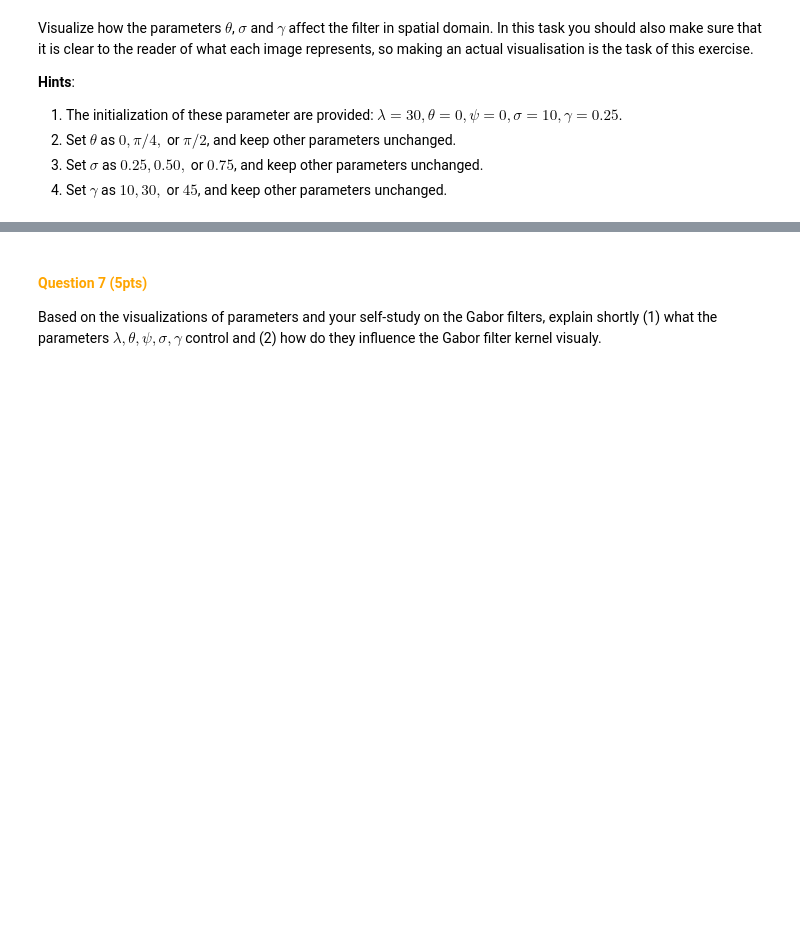
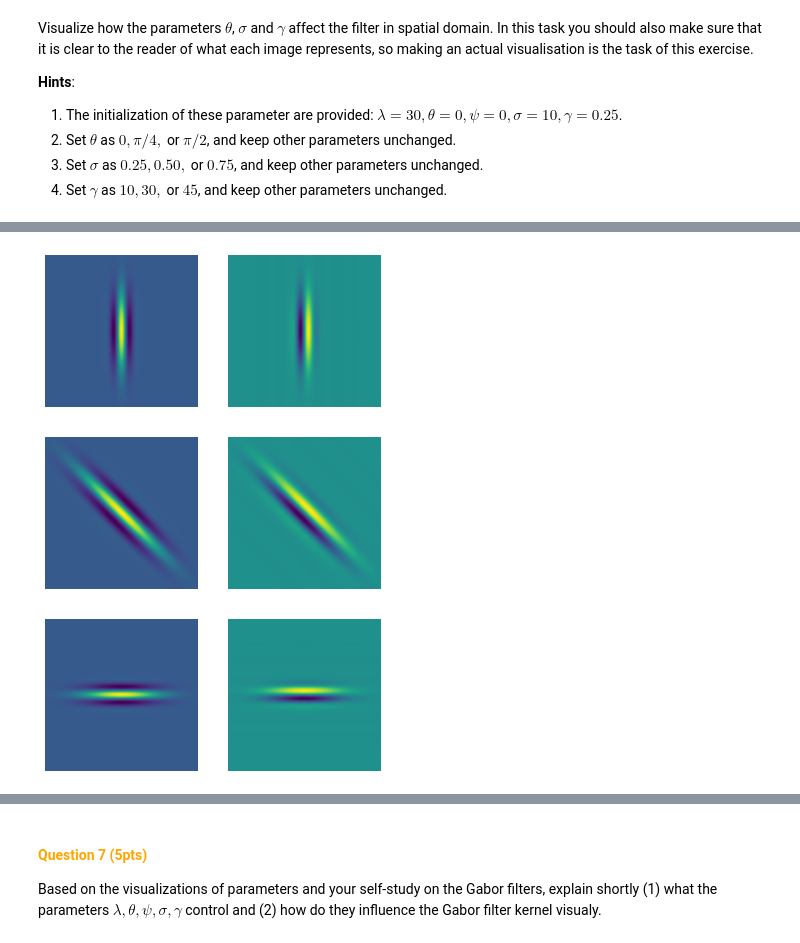
Before and after one commit to krijnD/CV_labs, a Jupyter notebook: Lab2/CV1_Lab2.ipynb, the cells around one changed output, grey strips where cells are left out. Saved outputs shown, nothing was run; the diff lists cells and outputs as text; code cells hidden in the pictures; blank space fills up the shorter version.

```diff
--- a/Lab2/CV1_Lab2.ipynb
+++ b/Lab2/CV1_Lab2.ipynb
@@ -513,0 +558,14 @@ Visualize how the parameters $\theta$, $\sigma$ and $\gamma$ affect the filter i
+# %%
+# YOUR CODE HERE FOR THETA
+sigma = 10
+theta = [0,np.pi/4,np.pi/2]
+lamda = 30
+psi = 0
+gamma = 0.25
+
+for x in theta:
+    myGabor = createGabor(sigma, x, lamda, psi, gamma)
+# %% [output]
+[figure, added]
+[figure, added]
+[figure, added]
```
Also changed, not shown: parts of 18 cells of this notebook.
